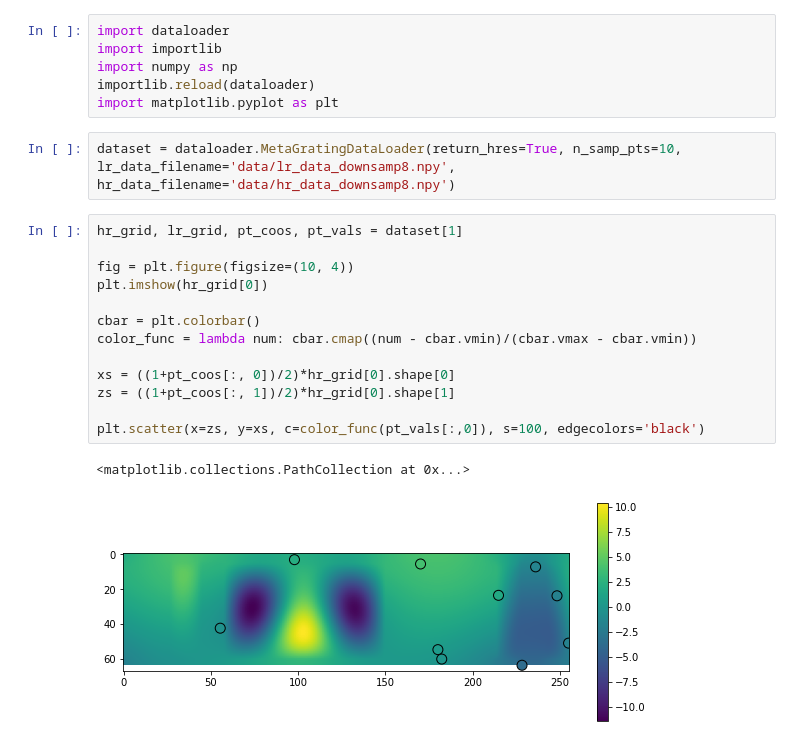
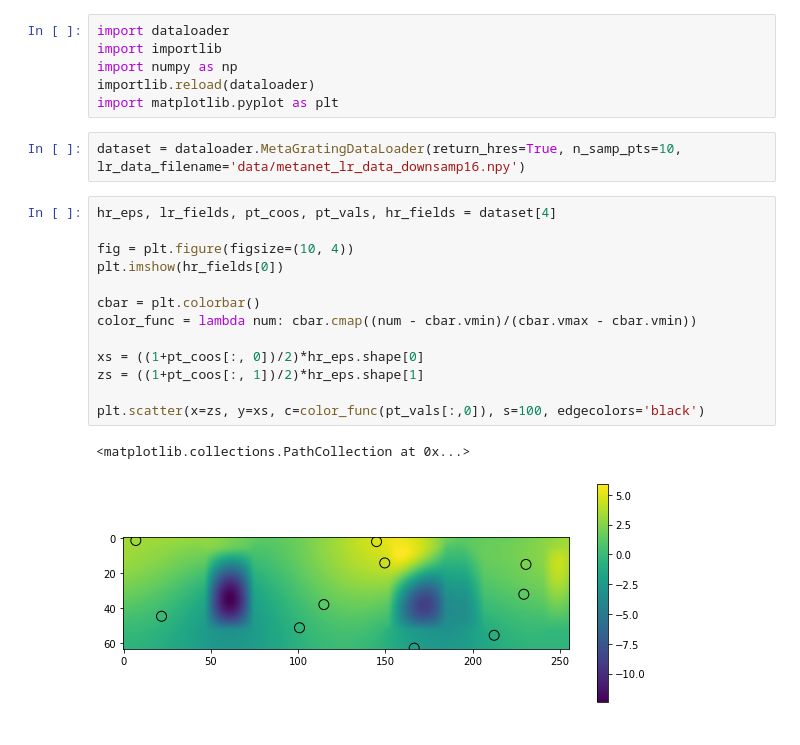
Before and after one commit to aleclessing/CS230_metagratings, a Jupyter notebook: test_dataloader.ipynb, the cells around one changed output. Saved outputs shown, nothing was run; the diff lists cells and outputs as text.

```diff
--- a/test_dataloader.ipynb
+++ b/test_dataloader.ipynb
@@ -5,20 +5,20 @@ import numpy as np
 importlib.reload(dataloader)
 import matplotlib.pyplot as plt
 # %%
-dataset = dataloader.MetaGratingDataLoader(return_hres=True, n_samp_pts=10, lr_data_filename='data/lr_data_downsamp8.npy', hr_data_filename='data/hr_data_downsamp8.npy')
+dataset = dataloader.MetaGratingDataLoader(return_hres=True, n_samp_pts=10, lr_data_filename='data/metanet_lr_data_downsamp16.npy')
 # %%
-hr_grid, lr_grid, pt_coos, pt_vals = dataset[1]
+hr_eps, lr_fields, pt_coos, pt_vals, hr_fields = dataset[4]
 
 fig = plt.figure(figsize=(10, 4))
-plt.imshow(hr_grid[0])
+plt.imshow(hr_fields[0])
 
 cbar = plt.colorbar()
 color_func = lambda num: cbar.cmap((num - cbar.vmin)/(cbar.vmax - cbar.vmin))
 
-xs = ((1+pt_coos[:, 0])/2)*hr_grid[0].shape[0]
-zs = ((1+pt_coos[:, 1])/2)*hr_grid[0].shape[1]
+xs = ((1+pt_coos[:, 0])/2)*hr_eps.shape[0]
+zs = ((1+pt_coos[:, 1])/2)*hr_eps.shape[1]
 
 plt.scatter(x=zs, y=xs, c=color_func(pt_vals[:,0]), s=100, edgecolors='black')
 # %% [output]
 <matplotlib.collections.PathCollection at 0x...>
-[figure, old version]
+[figure, new version]
```
Also changed, not shown: parts of 2 cells of this notebook, 46 other files.
